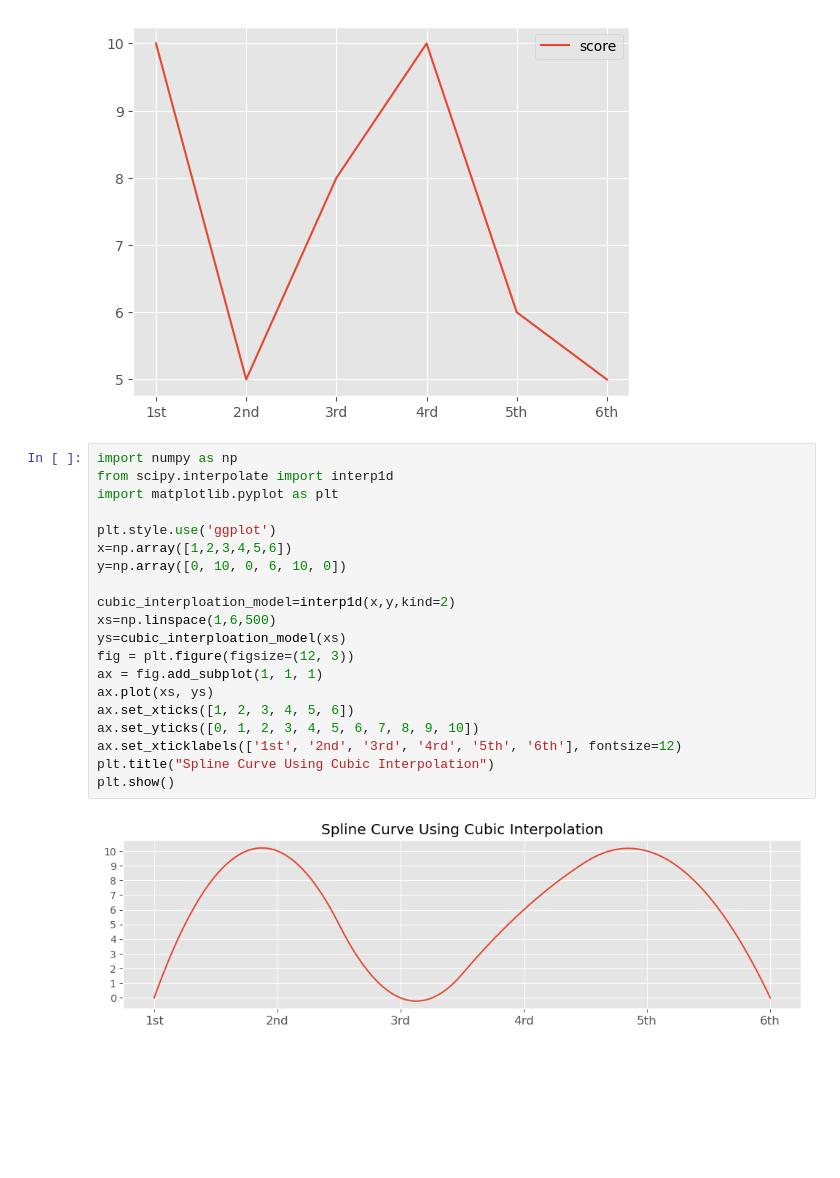
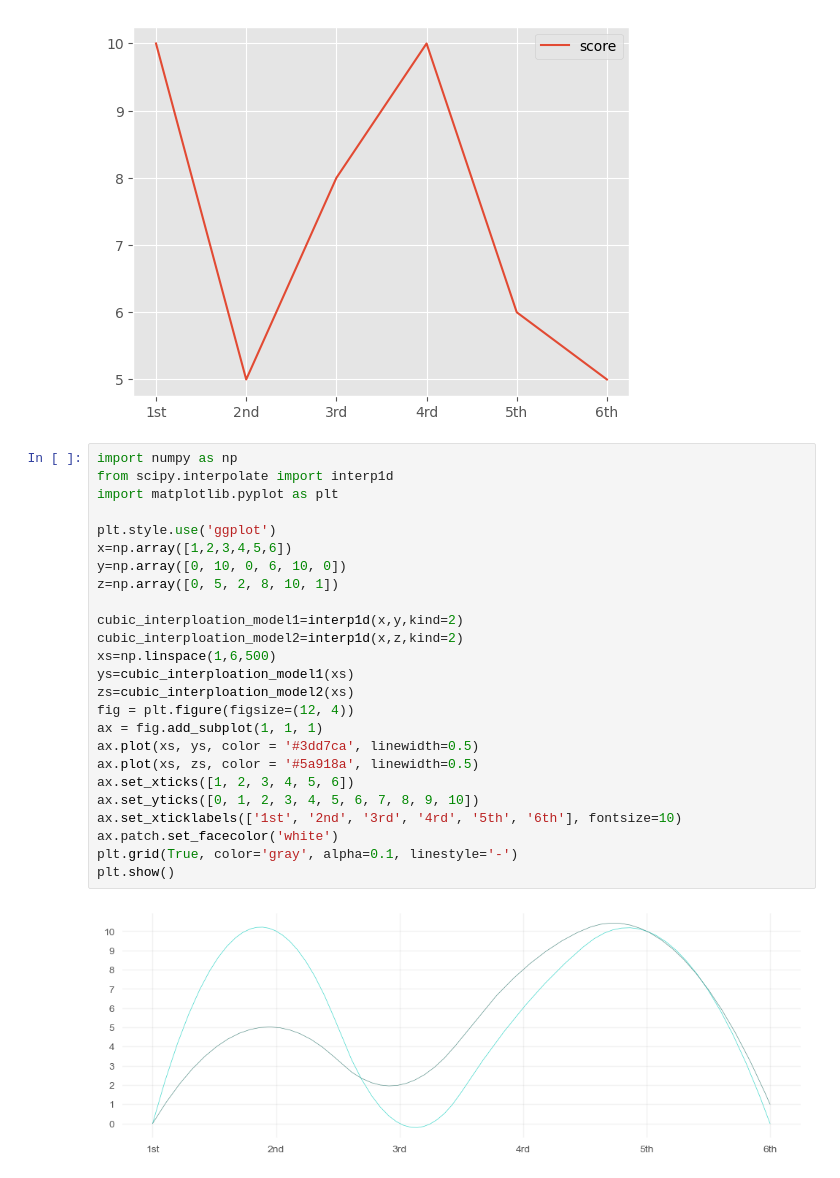
Before and after one commit to Jabullae/Final_Project_IJM, a Jupyter notebook: dashboard.ipynb, the cells around one changed output. Cells and saved outputs as stored; diff of their text form; blank space fills up the shorter version.

```diff
--- a/dashboard.ipynb
+++ b/dashboard.ipynb
@@ -39,22 +39,27 @@ frame.plot()
 # %%
 import numpy as np
 from scipy.interpolate import interp1d
 import matplotlib.pyplot as plt
 
 plt.style.use('ggplot')
 x=np.array([1,2,3,4,5,6])
 y=np.array([0, 10, 0, 6, 10, 0])
+z=np.array([0, 5, 2, 8, 10, 1])
 
-cubic_interploation_model=interp1d(x,y,kind=2)
+cubic_interploation_model1=interp1d(x,y,kind=2)
+cubic_interploation_model2=interp1d(x,z,kind=2)
 xs=np.linspace(1,6,500)
-ys=cubic_interploation_model(xs)
-fig = plt.figure(figsize=(12, 3))
+ys=cubic_interploation_model1(xs)
+zs=cubic_interploation_model2(xs)
+fig = plt.figure(figsize=(12, 4))
 ax = fig.add_subplot(1, 1, 1)
-ax.plot(xs, ys)
+ax.plot(xs, ys, color = '#3dd7ca', linewidth=0.5)
+ax.plot(xs, zs, color = '#5a918a', linewidth=0.5)
 ax.set_xticks([1, 2, 3, 4, 5, 6])
 ax.set_yticks([0, 1, 2, 3, 4, 5, 6, 7, 8, 9, 10])
-ax.set_xticklabels(['1st', '2nd', '3rd', '4rd', '5th', '6th'], fontsize=12)
-plt.title("Spline Curve Using Cubic Interpolation")
+ax.set_xticklabels(['1st', '2nd', '3rd', '4rd', '5th', '6th'], fontsize=10)
+ax.patch.set_facecolor('white')
+plt.grid(True, color='gray', alpha=0.1, linestyle='-')
 plt.show()
 # %% [output]
-[figure, old version]
+[figure, new version]
```
Also changed, not shown: 1 other file.
